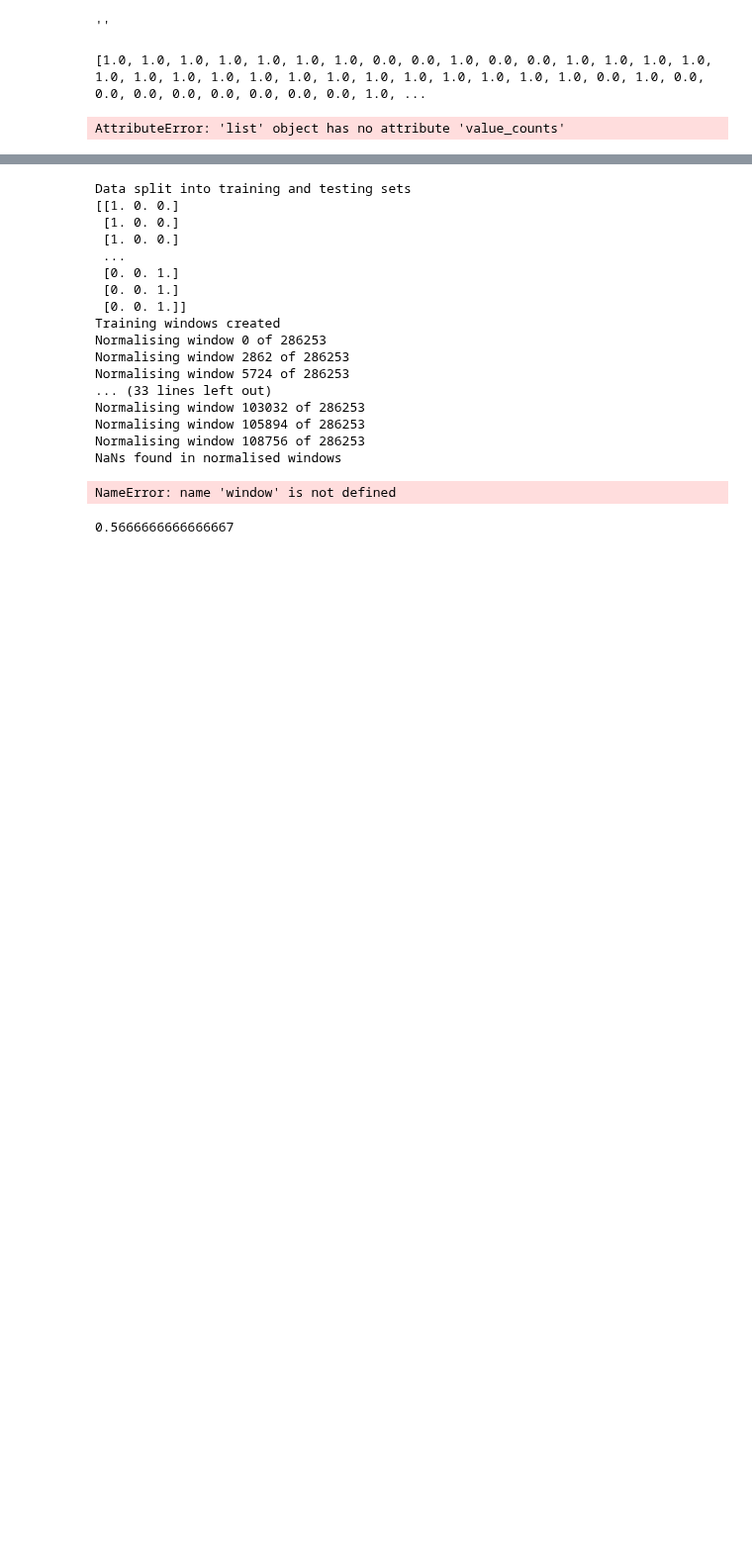
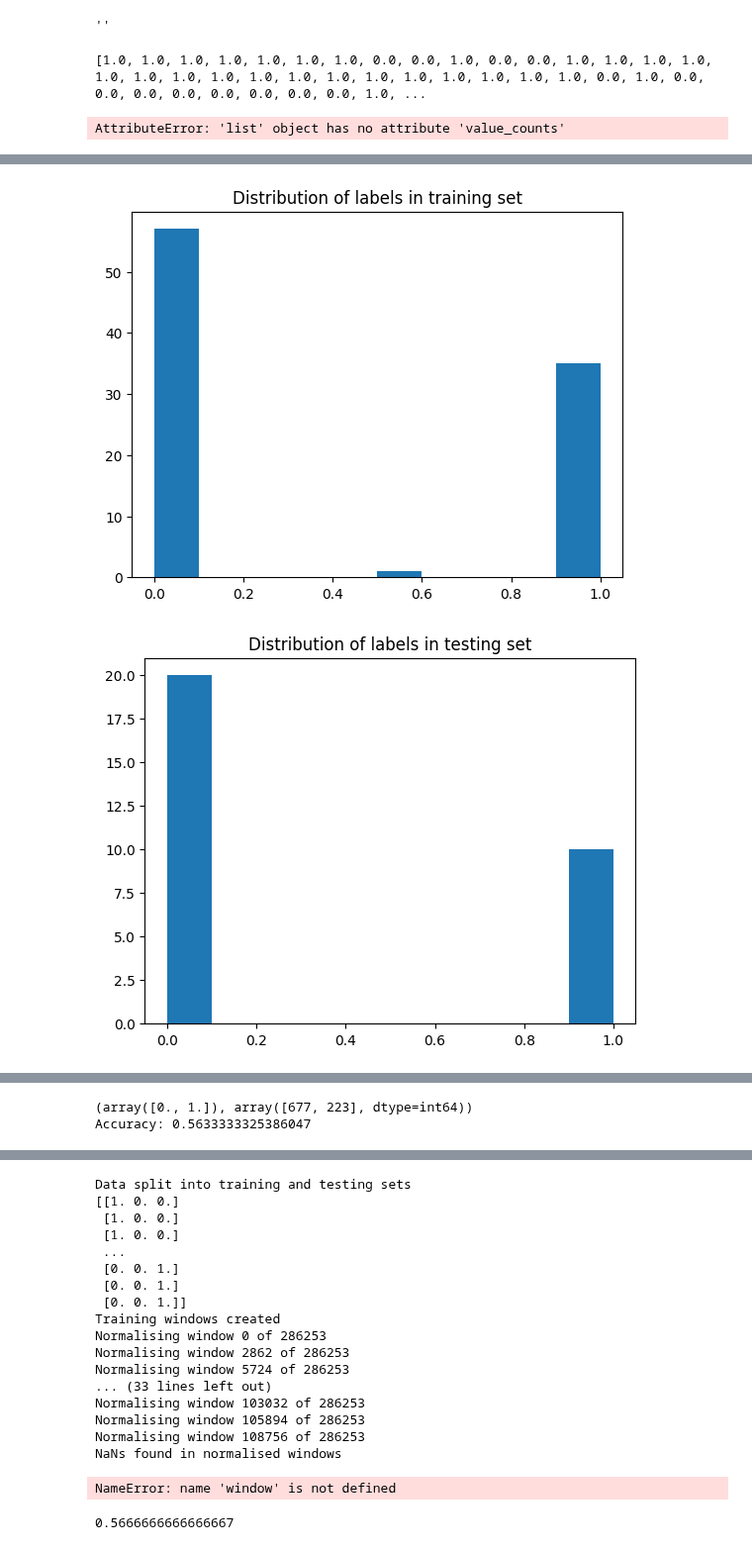
Before and after one commit to holly-hewitt/Abnormal-Infant-Movement-Detection, a Jupyter notebook: Code/WindowBasedDataLoading.ipynb, the cells around one changed output, grey strips where cells are left out. Shown at 99% size. Cells and saved outputs as stored; diff of their text form; code cells hidden in the pictures; blank space fills up the shorter version.

```diff
--- a/Code/WindowBasedDataLoading.ipynb
+++ b/Code/WindowBasedDataLoading.ipynb
@@ -490,0 +713,8 @@ Yielding batch
+# %%
+# Test the function
+loss, accuracy, model2 = batchWindowClassification(accelData['Measurements'], accelData['Abnormal'], 5000, 4000, batch_size=50)
+
+print("Accuracy:", accuracy)
+# %% [output]
+[figure, added]
+[figure, added]
@@ -490,0 +739,2 @@ Yielding batch
+(array([0., 1.]), array([677, 223], dtype=int64))
+Accuracy: 0.5633333325386047
```
Also changed, not shown: parts of 12 cells of this notebook.
